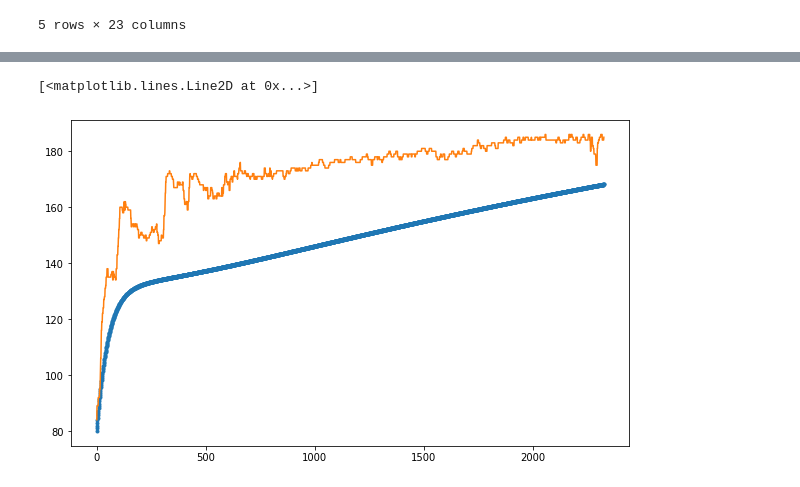
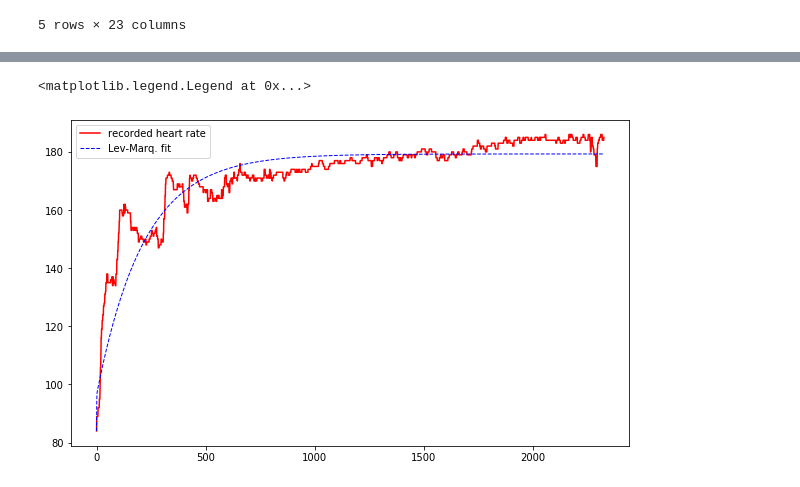
Before and after one commit to sebastiankalos/math_modeling, a Jupyter notebook: HR_analysis.ipynb, the cells around one changed output, grey strips where cells are left out. Saved outputs shown, nothing was run; the diff lists cells and outputs as text; code cells hidden in the pictures.

```diff
--- a/HR_analysis.ipynb
+++ b/HR_analysis.ipynb
@@ -100,10 +43,0 @@ plt.plot(x1,x2,'.')
-# %%
-plt.figure(figsize=(10, 6))
-time = np.linspace(0,max_t,len(x1))
-[x1,x2] = sys(x1_0, x2_0, dt*10, max_t)
-HR = 4*np.array(x1) + resting_HR
-plt.plot(time,HR,'.')
-plt.plot(secs,hr)
-# %% [output]
-[<matplotlib.lines.Line2D at 0x...>]
-[figure, removed]
@@ -109,0 +55,43 @@ plt.plot(secs,hr)
+# %%
+def ode_solver(t, initial_conditions, params):
+    x1_init, x2_init = initial_conditions
+    a1, a2, a3, a4, a5 = params['a1'].value, params['a2'].value, params['a3'].value, params['a4'].value, params['a5'].value
+    res = odeint(ode_model, [0,0], t, args=(a1,a2,a3,a4,a5))
+    return res
+
+def error(params, initial_conditions, tspan, data):
+    sol = ode_solver(tspan, initial_conditions, params)
+    return (sol[:,0] - data).ravel() #I'm only interested in minimizing x1 (x2 is essentially unknown)
+# %%
+#initial conditions
+x1_init = 0
+x2_init = 0
+initial_conditions = [x1_init, x2_init]
+HR_rest = hr[0] #reasting heart rate, essentially the heart rate recorded at race start
+
+#initial parameter guess:
+a1 = 2
+a2 = 20
+a3 = 4e-2
+a4 = 2e-3
+a5 = 8
+
+params = Parameters()
+params.add('a1', value=a1, min=0, max=20)
+params.add('a2', value=a2, min=0, max=40)
+params.add('a3', value=a3, min=0, max=5)
+params.add('a4', value=a4, min=0, max=5)
+params.add('a5', value=a5, min=0, max=40)
+
+tspan = np.linspace(0,len(secs),len(secs))
+data = np.array(hr)-HR_rest
+
+result = minimize(error, params, args=(initial_conditions, tspan, data), method='leastsq')
+plt.figure(figsize=(10, 6))
+plt.plot(t, hr, color="red",label='recorded heart rate')
+final_x1 = data + result.residual.reshape(data.shape)
+plt.plot(t, np.array(final_x1)+HR_rest, '--', linewidth=1, color='blue',label="Lev-Marq. fit")
+plt.legend()
+# %% [output]
+<matplotlib.legend.Legend at 0x...>
+[figure, added]
```
Also changed, not shown: parts of 7 cells of this notebook, 1 other file.
